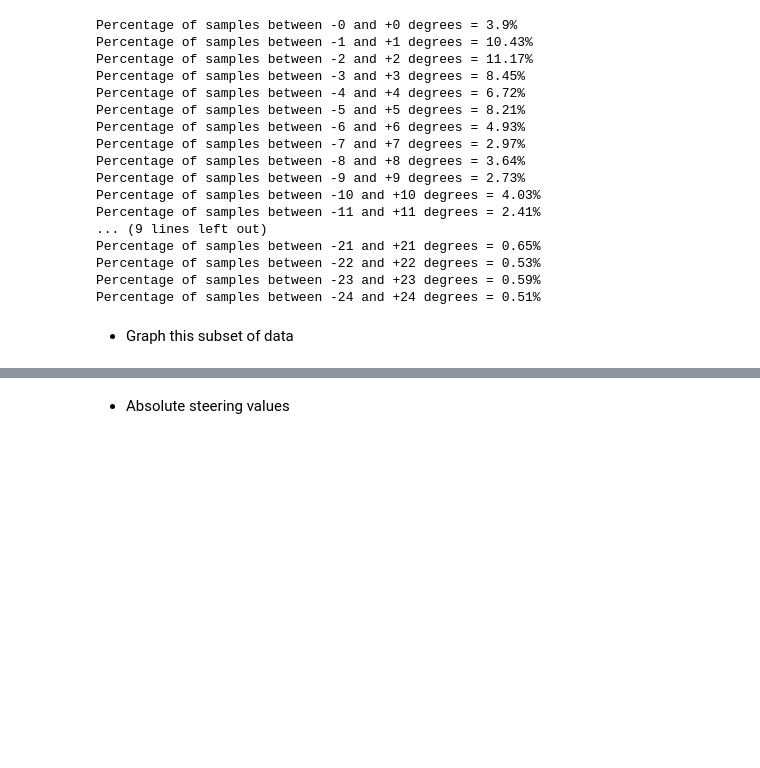
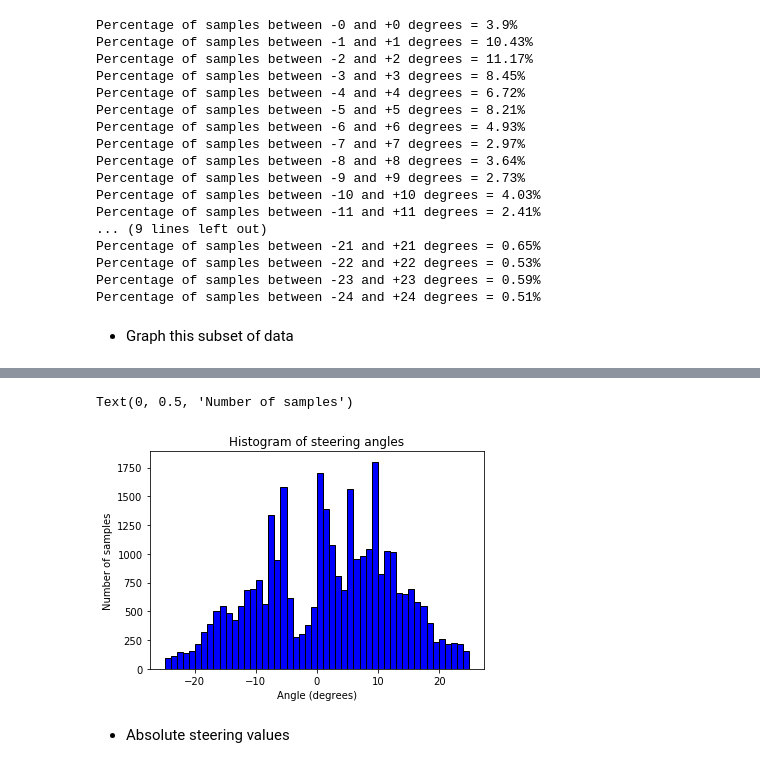
Before and after one commit to markstrefford/1.-Learning-Python-AI-by-Example, a Jupyter notebook: 4. Predicting the steering angle of a car/Source/notebooks/explore_dataset.ipynb, the cells around one changed output, grey strips where cells are left out. Saved outputs shown, nothing was run; the diff lists cells and outputs as text; code cells hidden in the pictures; blank space fills up the shorter version.

```diff
--- a/4. Predicting the steering angle of a car/Source/notebooks/explore_dataset.ipynb
+++ b/4. Predicting the steering angle of a car/Source/notebooks/explore_dataset.ipynb
@@ -92,0 +106,8 @@ plt.ylabel('Number of samples')
+# %%
+from random import random
+df_resampled = pd.DataFrame(columns=columns)
+for i, row in df.iterrows():
+    r = random()
+    if r > 0.25 and abs(row['angle']) < 5:
+        continue
+    df_resampled = df_resampled.append(row)
@@ -93,3 +118,14 @@ plt.ylabel('Number of samples')
+# %%
+angle = 25
+plt.hist(df_resampled[(df_resampled['angle'] <= angle) & (df_resampled['angle'] >= -angle)]['angle'],
+         color = 'blue', edgecolor = 'black',
+         bins = int((angle*2)))
+plt.title('Histogram of steering angles')
+plt.xlabel('Angle (degrees)')
+plt.ylabel('Number of samples')
+# %% [output]
+Text(0, 0.5, 'Number of samples')
+[figure, added]
 # %% [markdown]
 * Absolute steering values
 # %%
```
Also changed, not shown: parts of 8 cells of this notebook.
